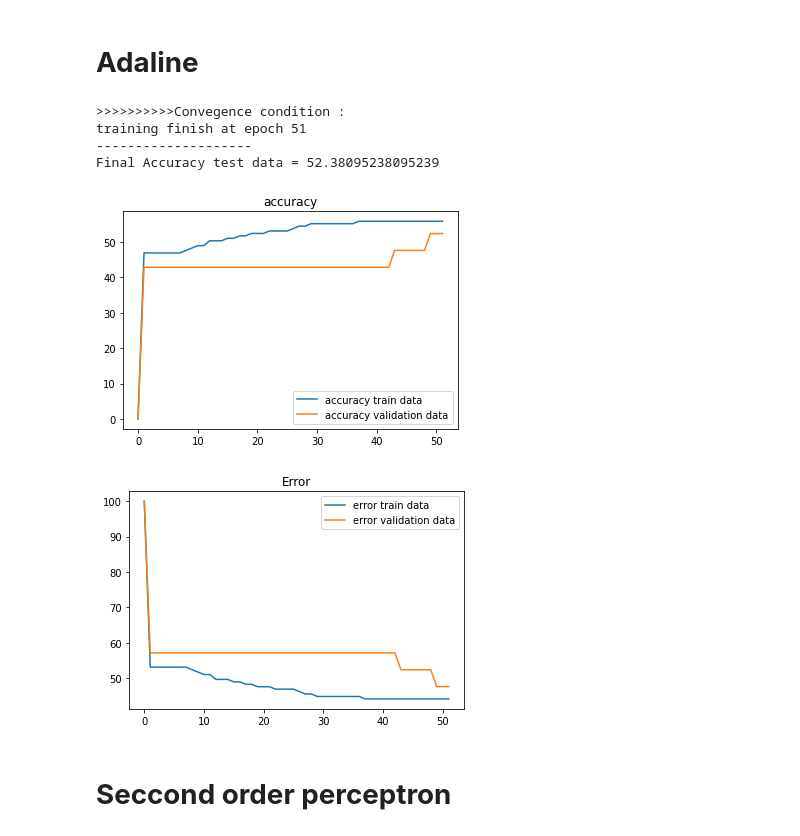
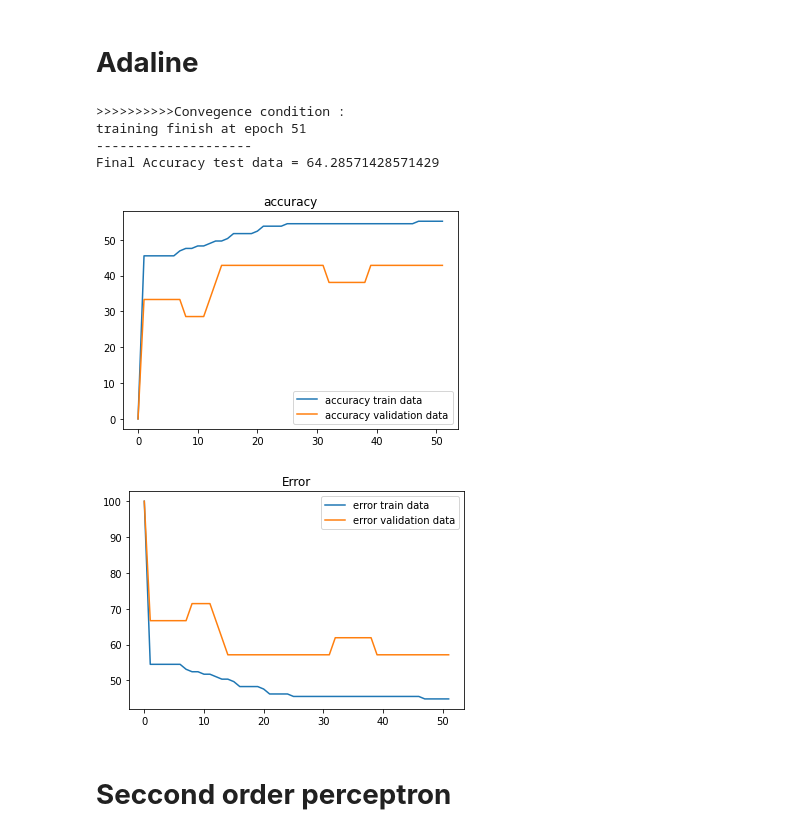
Before and after one commit to ZahraDehghanian97/Perceptron_Vs._Adaline, a Jupyter notebook: 98131059_HW01/98131059_HW01.ipynb, the cells around one changed output. Cells and saved outputs as stored; diff of their text form; code cells hidden in the pictures.

```diff
--- a/98131059_HW01/98131059_HW01.ipynb
+++ b/98131059_HW01/98131059_HW01.ipynb
@@ -237,8 +237,8 @@ def perceptron(train,validate, test, l_rate, max_epoch):
 
 l_rate = 0.01
 max_epoch = 300
-np.random.shuffle(dataset)
-train, validate, test = np.split(dataset, [int(.7*len(dataset)), int(.8*len(dataset))])
+# np.random.shuffle(dataset)
+# train, validate, test = np.split(dataset, [int(.7*len(dataset)), int(.8*len(dataset))])
 predicted_perceptron, accuracy_train,accuracy_validate = perceptron(train,validate, test ,l_rate,max_epoch)
 actual = test[:,-1]
 accuracy = accuracy_metric(actual, predicted_perceptron)
@@ -280,7 +280,7 @@ def predict_adaline(test, weights):
       predictions.append(temp)
     return predictions
 
-def train_weights_adaline(train, l_rate, max_epoch):
+def train_weights_adaline(train,validate, l_rate, max_epoch):
     weights = [0.0 for i in range(len(train[0]))]
     accuracy_train = [0]
     accuracy_validate = [0]
@@ -323,40 +323,40 @@ def train_weights_adaline(train, l_rate, max_epoch):
     return weights, accuracy_train,accuracy_validate
 
 def adaline(train,validate, test, l_rate, max_epoch):
-    weights , accuracy_train,accuracy_validate = train_weights_adaline(train, l_rate, max_epoch)
+    weights , accuracy_train,accuracy_validate = train_weights_adaline(train,validate, l_rate, max_epoch)
     predictions = predict_adaline(test, weights)
     return predictions , accuracy_train,accuracy_validate
 
 
 l_rate = 0.01
 max_epoch = 300
-predicted, accuracy_train,accuracy_validate = adaline(train,validate, test ,l_rate,max_epoch)
+predicted_adaline, accuracy_train,accuracy_validate = adaline(train,validate, test ,l_rate,max_epoch)
 actual = test[:,-1]
-accuracy = accuracy_metric(actual, predicted)
+accuracy = accuracy_metric(actual, predicted_adaline)
 print("--------------------")
 print('Final Accuracy test data = ' + str(accuracy) )
 temp = [i for i in range(len(accuracy_train))]
 error_train = list()
 error_validate = list()
 for i in accuracy_train:error_train.append(100-i)
 for i in accuracy_validate:error_validate.append(100-i)
 plt.plot(temp,accuracy_train,label="accuracy train data")
 plt.plot(temp,accuracy_validate,label="accuracy validation data")
 plt.legend()
 plt.title("accuracy")
 plt.show()
 plt.plot(temp,error_train,label="error train data")
 plt.plot(temp,error_validate,label="error validation data")
 plt.legend()
 plt.title("Error")
 plt.show()
 # %% [output]
 >>>>>>>>>>Convegence condition :
 training finish at epoch 51
 --------------------
-Final Accuracy test data = 52.38095238095239
+Final Accuracy test data = 64.28571428571429
-[figure, old version]
+[figure, new version]
-[figure, old version]
+[figure, new version]
 # %% [markdown]
 # **Seccond order perceptron**
 # %%
```
Also changed, not shown: parts of 8 cells of this notebook.
